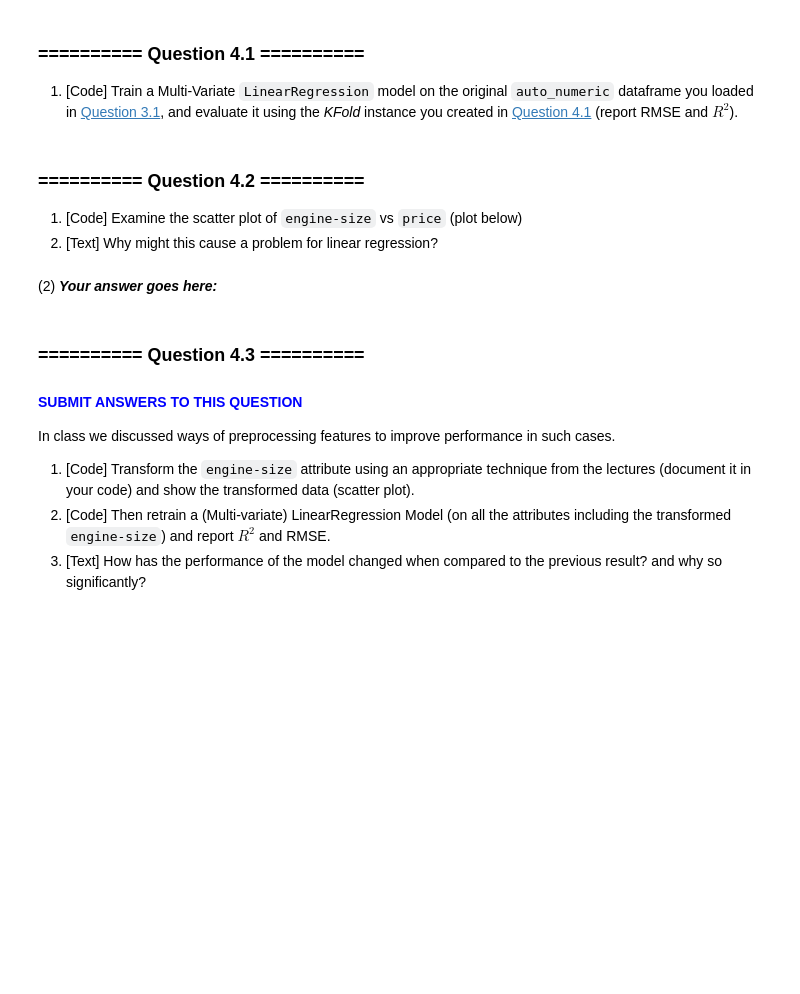
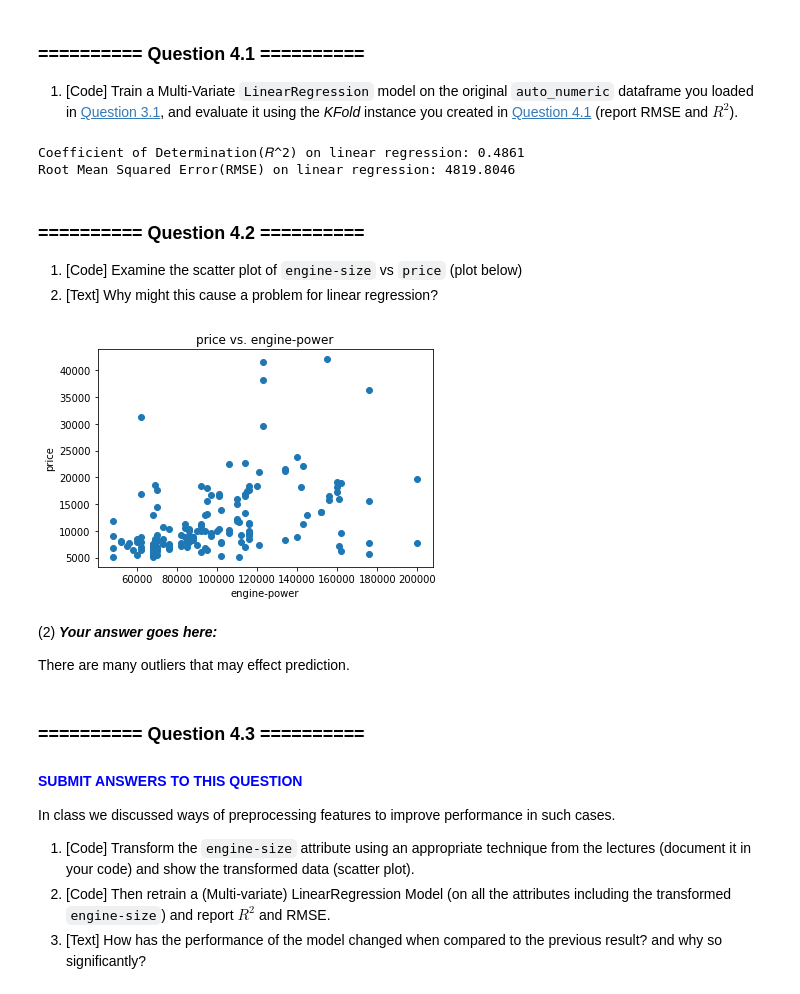
Before and after one commit to JennyL5/IAML, a Jupyter notebook: assignments/Assignment1/Assignment1.ipynb, the cells around one changed output. Drawn from its saved outputs; the diff is of its cells as text; code cells hidden in the pictures; blank space fills up the shorter version.

```diff
--- a/assignments/Assignment1/Assignment1.ipynb
+++ b/assignments/Assignment1/Assignment1.ipynb
@@ -317,3 +311,5 @@ Load the dataset `train_auto_numeric.csv` into a pandas DataFrame called `auto_n
 the key features of the data. Show all your code!
 # %%
 # (1) # Your Code goes here:
+auto_numeric = pd.read_csv(os.path.join(os.getcwd(), 'datasets', 'train_auto_numeric.csv'))
+auto_numeric
@@ -373,3 +389,16 @@ K-fold cross-validation.
+# %%
+# (1) # Your Code goes here:
+X = auto_numeric.drop('price',axis = 1)
+y = auto_numeric['price']
+lr_new = LinearRegression(fit_intercept=True, normalize=True, copy_X=True, n_jobs=1)
+predict_cv2 = cross_val_predict(lr_new, X,y, cv=kf)
+cod = r2_score(price, predict_cv2)
+rmse = np.sqrt(mean_squared_error(price, predict_cv2))
+print('Coefficient of Determination(𝑅^2) on linear regression: {:.4f}'.format(cod))
+print('Root Mean Squared Error(RMSE) on linear regression: {:.4f}'.format(rmse))
+# %% [output]
+Coefficient of Determination(𝑅^2) on linear regression: 0.4861
+Root Mean Squared Error(RMSE) on linear regression: 4819.8046
 # %% [markdown]
 ### ========== Question 4.2 ==========
 
@@ -380,5 +407,16 @@ K-fold cross-validation.
+# %%
+# (1) # Your Code goes here:
+plt.scatter(auto_numeric['engine-power'].values, auto_numeric['price'].values)
+plt.xlabel('engine-power')
+plt.ylabel('price')
+plt.title("price vs. engine-power")
+plt.show()
+# %% [output]
+[figure, added]
 # %% [markdown]
 (2) ***Your answer goes here:***
+
+There are many outliers that may effect prediction.
 # %% [markdown]
 <a id='question_4_3'></a>
 ### ========== Question 4.3 ==========
```
Also changed, not shown: parts of 14 cells of this notebook, 6 other files.
